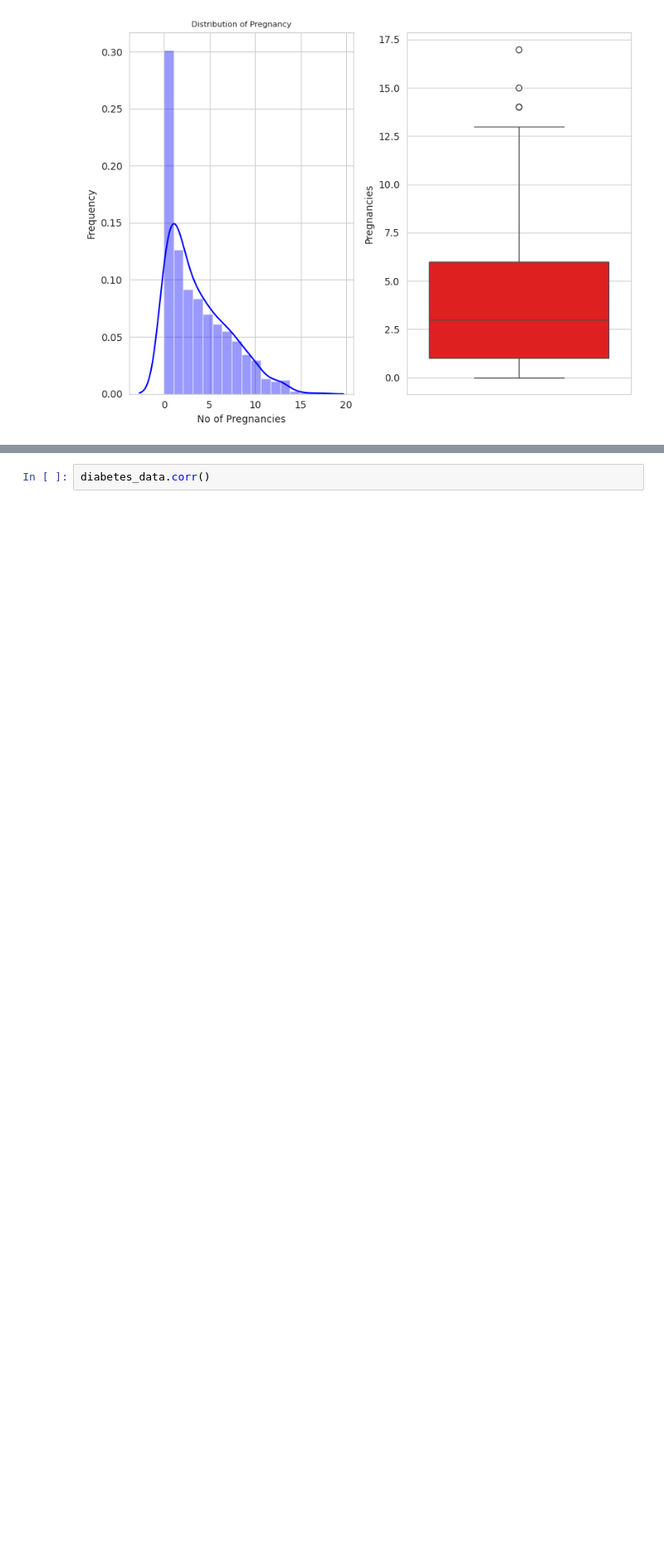
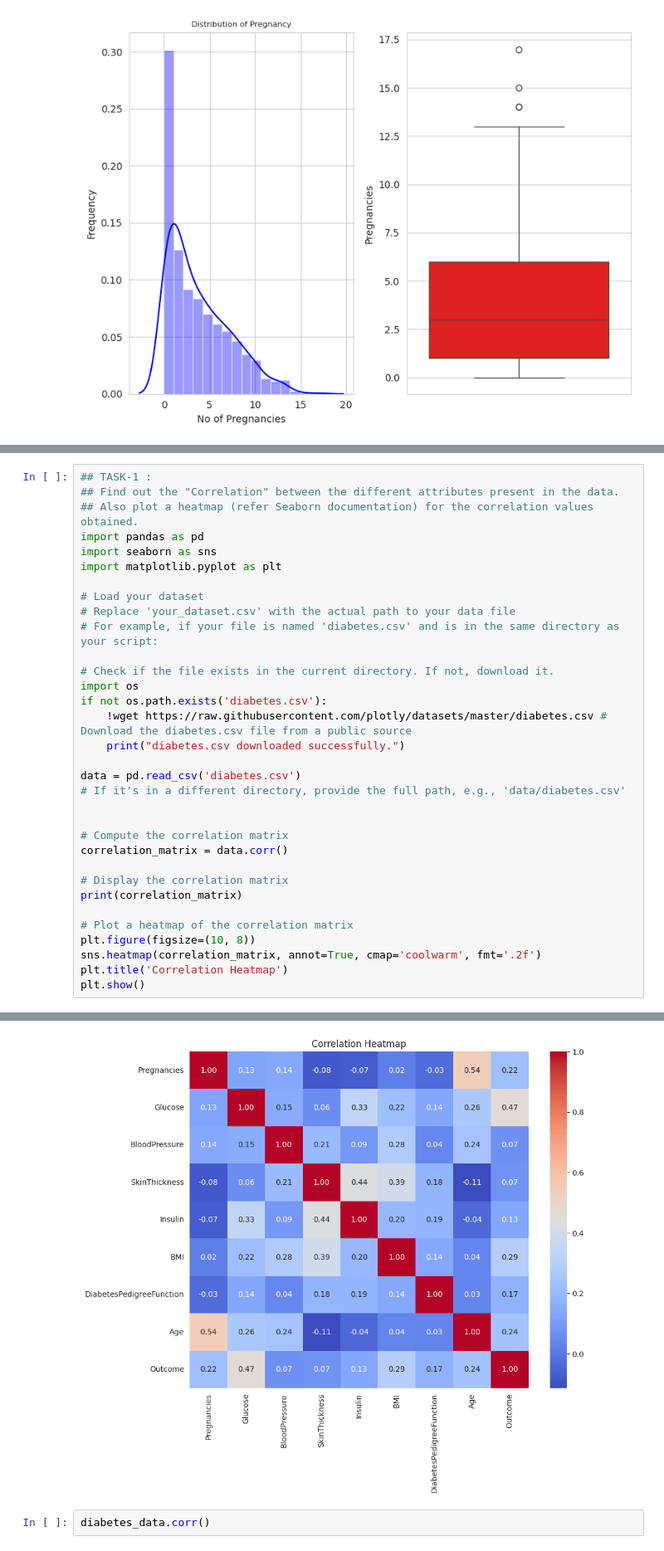
Before and after one commit to ramaanjali/Fmml-labs, a Jupyter notebook: Mod3_project.ipynb, the cells around one changed output, grey strips where cells are left out. Shown at 83% size. Cells and saved outputs as stored; diff of their text form; blank space fills up the shorter version.

```diff
--- a/Mod3_project.ipynb
+++ b/Mod3_project.ipynb
@@ -158,0 +132,34 @@ plt.show()
+# %%
+## TASK-1 :
+## Find out the "Correlation" between the different attributes present in the data.
+## Also plot a heatmap (refer Seaborn documentation) for the correlation values obtained.
+import pandas as pd
+import seaborn as sns
+import matplotlib.pyplot as plt
+
+# Load your dataset
+# Replace 'your_dataset.csv' with the actual path to your data file
+# For example, if your file is named 'diabetes.csv' and is in the same directory as your script:
+
+# Check if the file exists in the current directory. If not, download it.
+import os
+if not os.path.exists('diabetes.csv'):
+    !wget https://raw.githubusercontent.com/plotly/datasets/master/diabetes.csv # Download the diabetes.csv file from a public source
+    print("diabetes.csv downloaded successfully.")
+
+data = pd.read_csv('diabetes.csv')
+# If it's in a different directory, provide the full path, e.g., 'data/diabetes.csv'
+
+
+# Compute the correlation matrix
+correlation_matrix = data.corr()
+
+# Display the correlation matrix
+print(correlation_matrix)
+
+# Plot a heatmap of the correlation matrix
+plt.figure(figsize=(10, 8))
+sns.heatmap(correlation_matrix, annot=True, cmap='coolwarm', fmt='.2f')
+plt.title('Correlation Heatmap')
+plt.show()
+# %% [output]
@@ -159,3 +183,4 @@ plt.show()
+[figure, added]
 # %%
 diabetes_data.corr()
 # %% [output]
```
Also changed, not shown: parts of 26 cells of this notebook.
